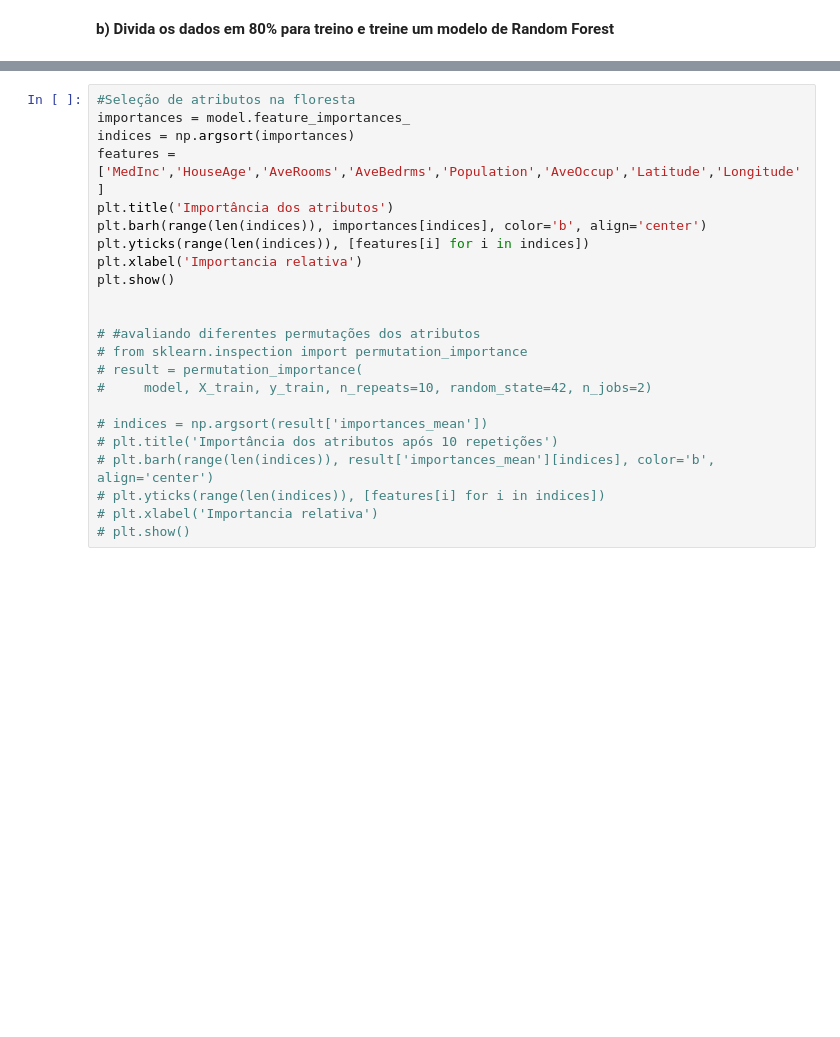
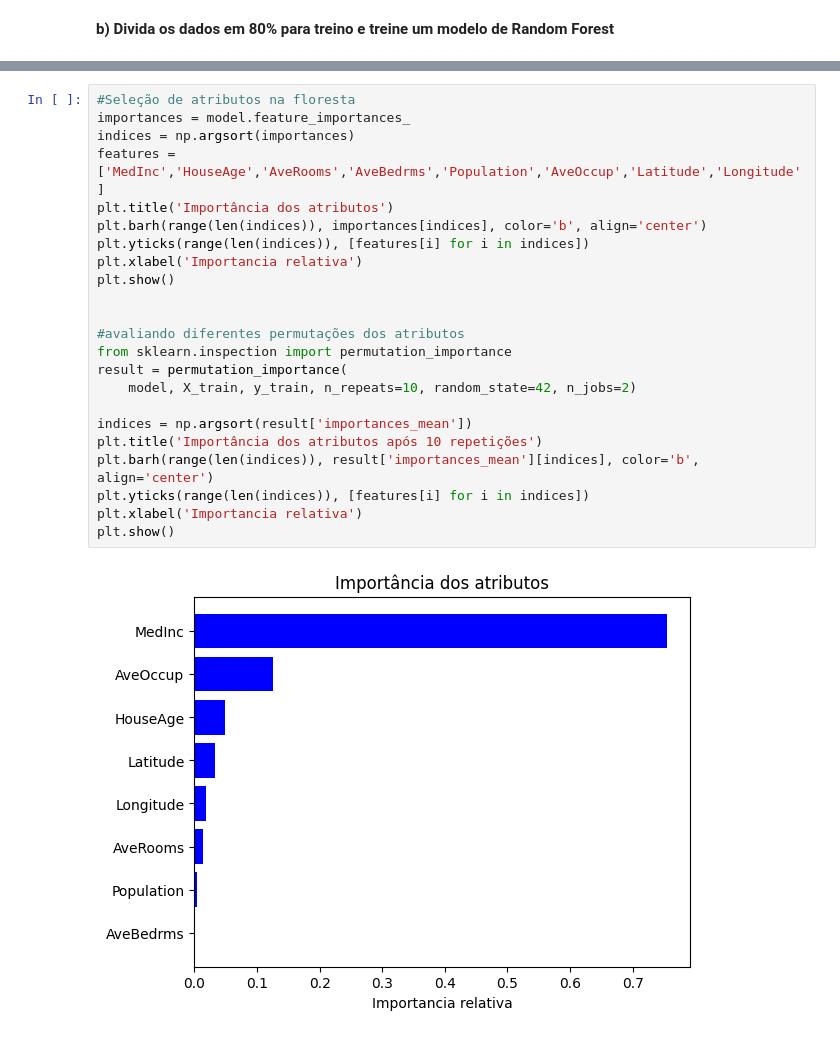
Before and after one commit to Harmonia2Side/machine-learning-laboratory-2023-2, a Jupyter notebook: lab3/Aula_3.ipynb, the cells around one changed output, grey strips where cells are left out. Cells and saved outputs as stored; diff of their text form; blank space fills up the shorter version.

```diff
--- a/lab3/Aula_3.ipynb
+++ b/lab3/Aula_3.ipynb
@@ -273,23 +333,25 @@ shap.summary_plot(shap_values, X_shap)
 # %%
 #Seleção de atributos na floresta
 importances = model.feature_importances_
 indices = np.argsort(importances)
 features = ['MedInc','HouseAge','AveRooms','AveBedrms','Population','AveOccup','Latitude','Longitude']
 plt.title('Importância dos atributos')
 plt.barh(range(len(indices)), importances[indices], color='b', align='center')
 plt.yticks(range(len(indices)), [features[i] for i in indices])
 plt.xlabel('Importancia relativa')
 plt.show()
 
 
-# #avaliando diferentes permutações dos atributos
-# from sklearn.inspection import permutation_importance
-# result = permutation_importance(
-#     model, X_train, y_train, n_repeats=10, random_state=42, n_jobs=2)
+#avaliando diferentes permutações dos atributos
+from sklearn.inspection import permutation_importance
+result = permutation_importance(
+    model, X_train, y_train, n_repeats=10, random_state=42, n_jobs=2)
 
-# indices = np.argsort(result['importances_mean'])
-# plt.title('Importância dos atributos após 10 repetições')
-# plt.barh(range(len(indices)), result['importances_mean'][indices], color='b', align='center')
-# plt.yticks(range(len(indices)), [features[i] for i in indices])
-# plt.xlabel('Importancia relativa')
-# plt.show()
+indices = np.argsort(result['importances_mean'])
+plt.title('Importância dos atributos após 10 repetições')
+plt.barh(range(len(indices)), result['importances_mean'][indices], color='b', align='center')
+plt.yticks(range(len(indices)), [features[i] for i in indices])
+plt.xlabel('Importancia relativa')
+plt.show()
+# %% [output]
+[figure, added]
```
Also changed, not shown: parts of 26 cells of this notebook.
